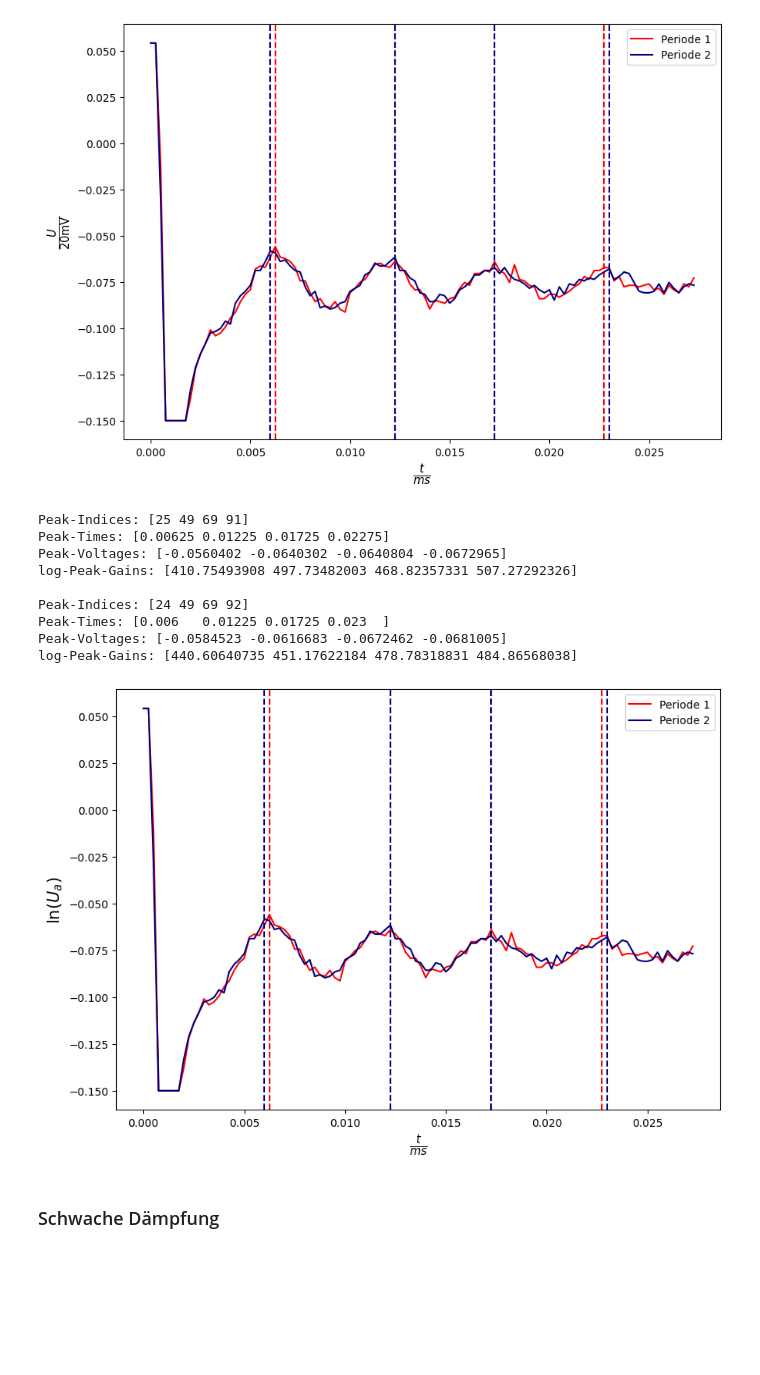
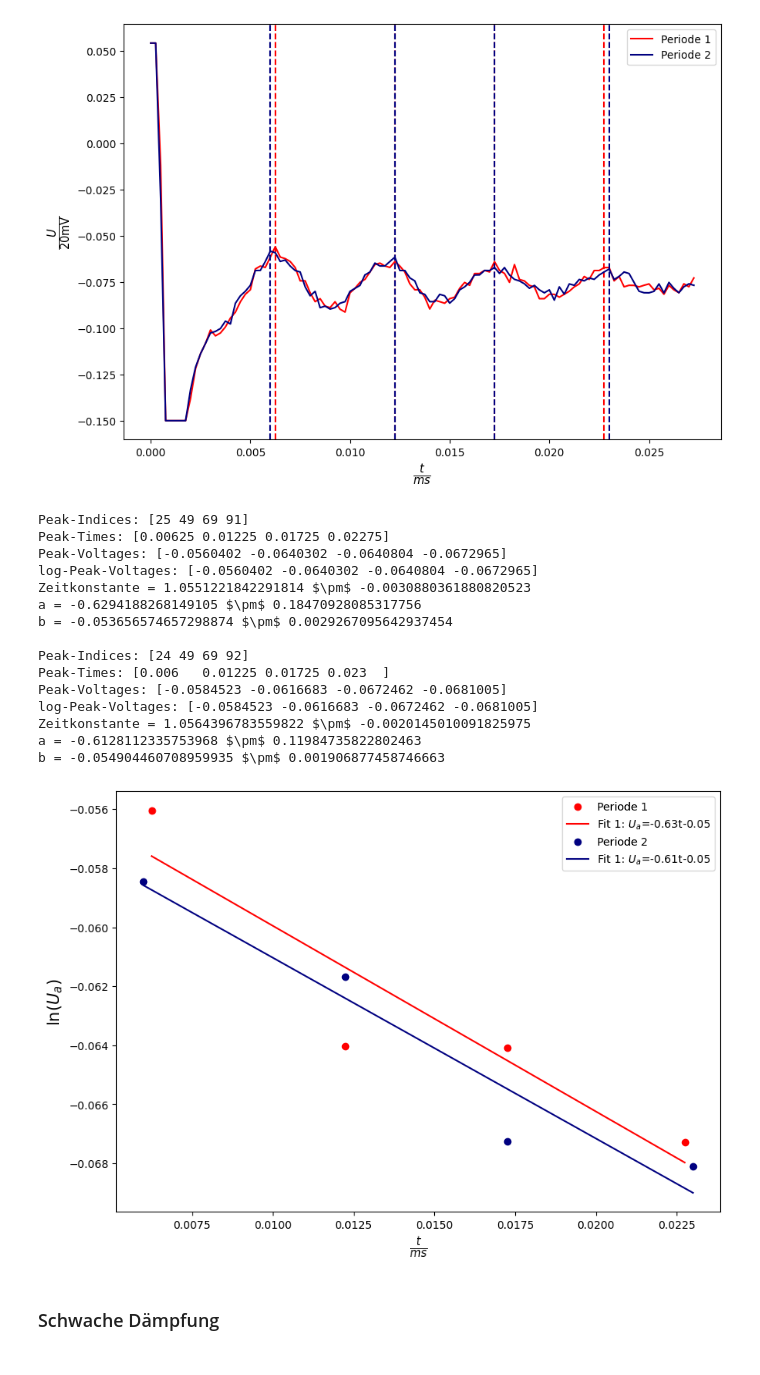
Before and after one commit to joeyko2706/FP-Protokolle, a Jupyter notebook: v51/auswertung/auswertung.ipynb, the cells around one changed output. Cells and saved outputs as stored; diff of their text form; code cells hidden in the pictures; blank space fills up the shorter version.

```diff
--- a/v51/auswertung/auswertung.ipynb
+++ b/v51/auswertung/auswertung.ipynb
@@ -573,6 +573,11 @@ Peak-Gains: [-0.0584523 -0.0616683 -0.0672462 -0.0681005]
 mean delta t = ( 5.58 \pm 0.19 ) ms
 [figure]
 # %%
+def linear_fit(x, a, b):
+
+    return a * x + b
+
+
 data_generator = pd.read_csv("../data/scope_15.csv", delimiter=',', skiprows=2, names=['Time_ms', 'Unamplified_mV', 'Amplified_V'])
 
     # Remove any extra whitespace from column names and values
@@ -616,46 +621,73 @@ for minvalue, maxvalue in minmaxarray:
     peak_indices = peaks
     peak_times = time[peaks]
     peak_voltages = voltages[peaks]
-    log_peak_gains = voltages[peaks]/voltages_unamped[peaks]
+    log_peak_voltages = voltages[peaks]
 
 
     print("Peak-Indices:", peak_indices)
     print("Peak-Times:", peak_times)
     print("Peak-Voltages:", peak_voltages)
-    print("log-Peak-Gains:", log_peak_gains)
+    print("log-Peak-Voltages:", log_peak_voltages)
+
+    # Fitting
+    popt1, cov_mat1 = curve_fit(linear_fit, peak_times, log_peak_voltages)
+
+    errors1 = np.sqrt(np.diag(cov_mat1))
+
+    #Berechnen von RC und von dessen Fehler
+    prefac = -1
+    RC = np.exp(prefac * popt1[1])
+    error_RC = prefac * RC * errors1[1]
+
+    fit1 = linear_fit(peak_times, *popt1)
+    print("Zeitkonstante = " + str(RC) + r" $\pm$ " + str(error_RC))
+
+    print("a = " + str(popt1[0]) + r" $\pm$ " + str(errors1[0]))
+    print("b = " + str(popt1[1]) + r" $\pm$ " + str(errors1[1]))
+
 
     # Visualisierung
     colour = getcolour(colour_ind)
-    plt.plot(time, voltages, color=colour, label="Periode " + str(colour_ind + 1) )
+
+
+    # Plot original data
+    plt.scatter(peak_times, log_peak_voltages, color=colour, label="Periode " + str(colour_ind + 1) )
+
+    # Plot the fits
+    plt.plot(peak_times, fit1, label=f"Fit 1: $U_a$={popt1[0]:.2f}t{popt1[1]:.2f}", color=colour)
     # plt.plot(peak_indices, peak_values, color=colour)
-    for peak in peak_indices:
-        plt.axvline(time[peak], color=colour, linestyle="--")
 
     time_peak_list.append(peak_times.tolist())
     voltage_peak_list.append(peak_voltages.tolist())
     # prepare next iteration
     colour_ind += 1
     print(" ")
 
 
 plt.xlabel(r"$\frac{t}{ms}$", fontsize=15)
 plt.ylabel(r"$\ln(U_a)$", fontsize=15)
 plt.legend()
 
 plt.savefig("../figures/generator_dampened_fit.png")
 plt.show()
 plt.close()
 # %% [output]
 Peak-Indices: [25 49 69 91]
 Peak-Times: [0.00625 0.01225 0.01725 0.02275]
 Peak-Voltages: [-0.0560402 -0.0640302 -0.0640804 -0.0672965]
-log-Peak-Gains: [410.75493908 497.73482003 468.82357331 507.27292326]
+log-Peak-Voltages: [-0.0560402 -0.0640302 -0.0640804 -0.0672965]
+Zeitkonstante = 1.0551221842291814 $\pm$ -0.0030880361880820523
+a = -0.6294188268149105 $\pm$ 0.18470928085317756
+b = -0.053656574657298874 $\pm$ 0.0029267095642937454
 
 Peak-Indices: [24 49 69 92]
 Peak-Times: [0.006   0.01225 0.01725 0.023  ]
 Peak-Voltages: [-0.0584523 -0.0616683 -0.0672462 -0.0681005]
-log-Peak-Gains: [440.60640735 451.17622184 478.78318831 484.86568038]
+log-Peak-Voltages: [-0.0584523 -0.0616683 -0.0672462 -0.0681005]
+Zeitkonstante = 1.0564396783559822 $\pm$ -0.0020145010091825975
+a = -0.6128112335753968 $\pm$ 0.11984735822802463
+b = -0.054904460708959935 $\pm$ 0.001906877458746663
-[figure, old version]
+[figure, new version]
 # %% [markdown]
 <h3>Schwache Dämpfung<h3>
 # %%
```
Also changed, not shown: 3 other files.
